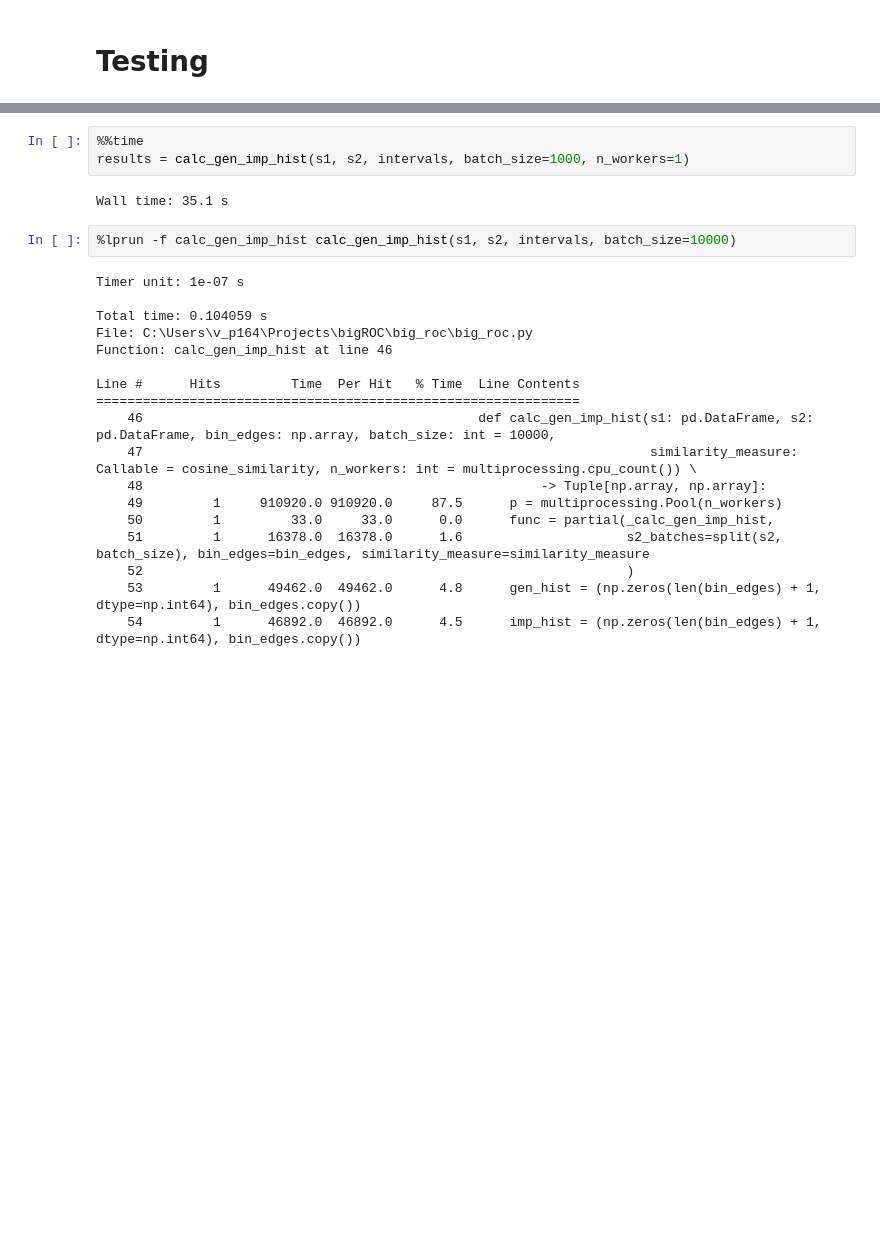
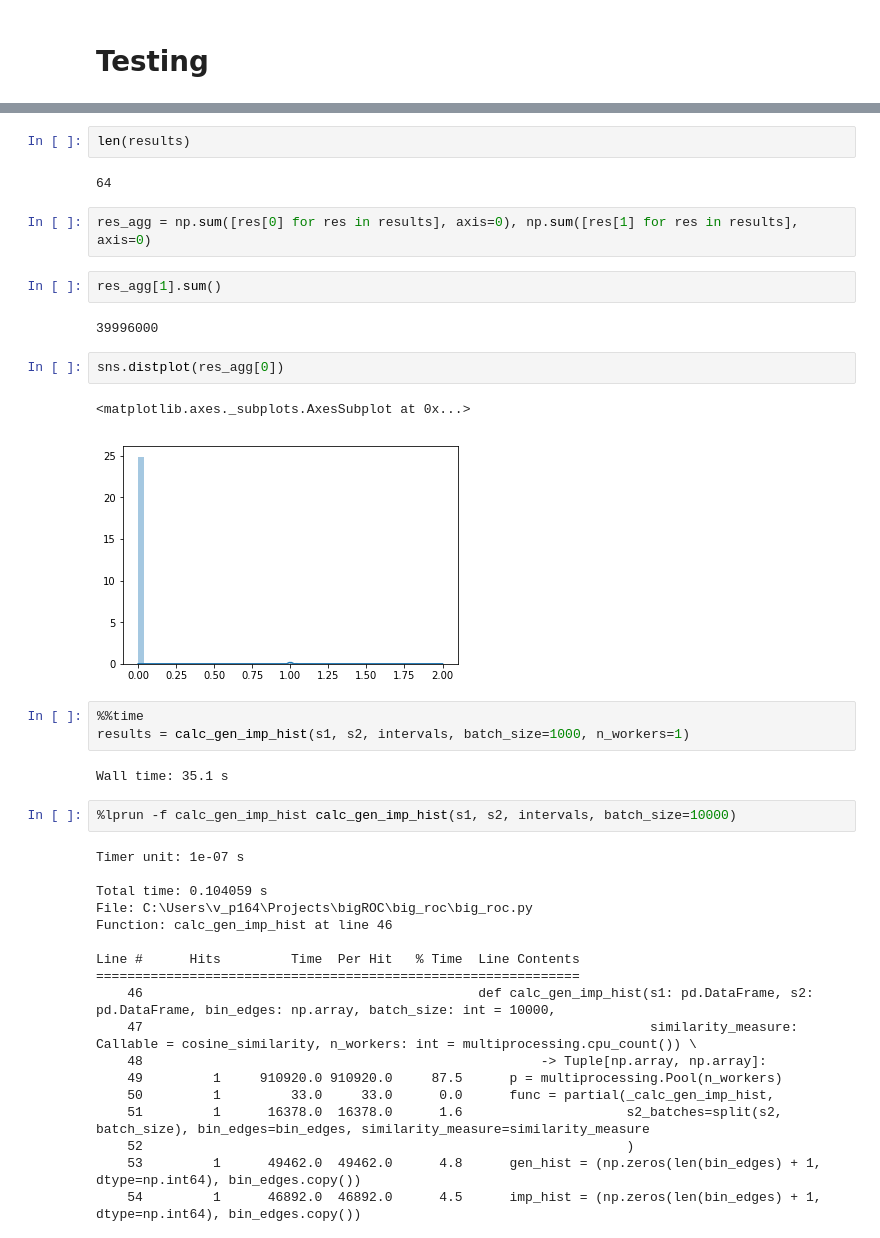
Before and after one commit to v-prokopenko/big_roc, a Jupyter notebook: bigROC.ipynb, the cells around one changed output, grey strips where cells are left out. Saved outputs shown, nothing was run; the diff lists cells and outputs as text; blank space fills up the shorter version.

```diff
--- a/bigROC.ipynb
+++ b/bigROC.ipynb
@@ -55,3 +275,18 @@ TypeError: 'numpy.float64' object cannot be interpreted as an integer
+# %%
+len(results)
+# %% [output]
+64
+# %%
+res_agg = np.sum([res[0] for res in results], axis=0), np.sum([res[1] for res in results], axis=0)
+# %%
+res_agg[1].sum()
+# %% [output]
+39996000
+# %%
+sns.distplot(res_agg[0])
+# %% [output]
+<matplotlib.axes._subplots.AxesSubplot at 0x...>
+[figure, added]
 # %%
 %%time
 results = calc_gen_imp_hist(s1, s2, intervals, batch_size=1000, n_workers=1)
```
Also changed, not shown: parts of 32 cells of this notebook, 2 other files.
